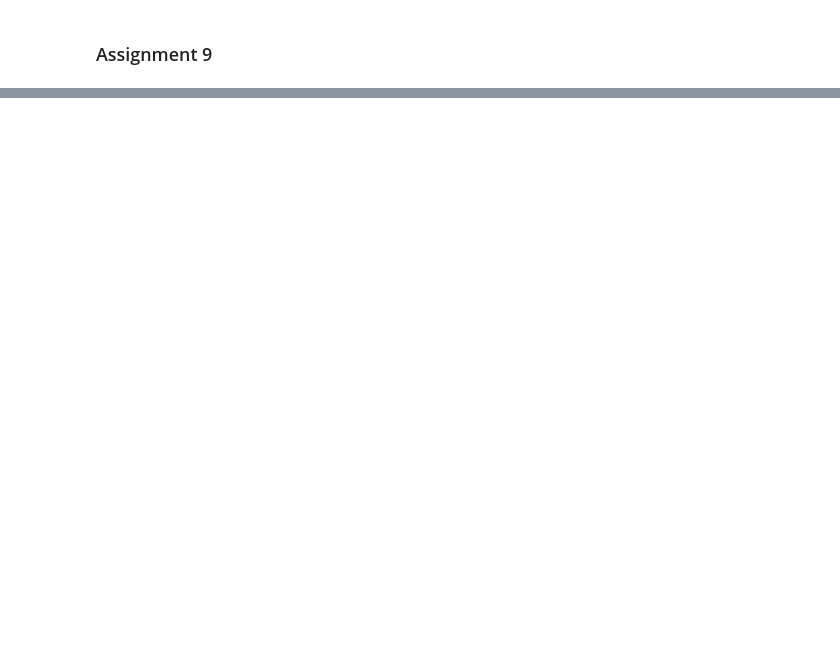
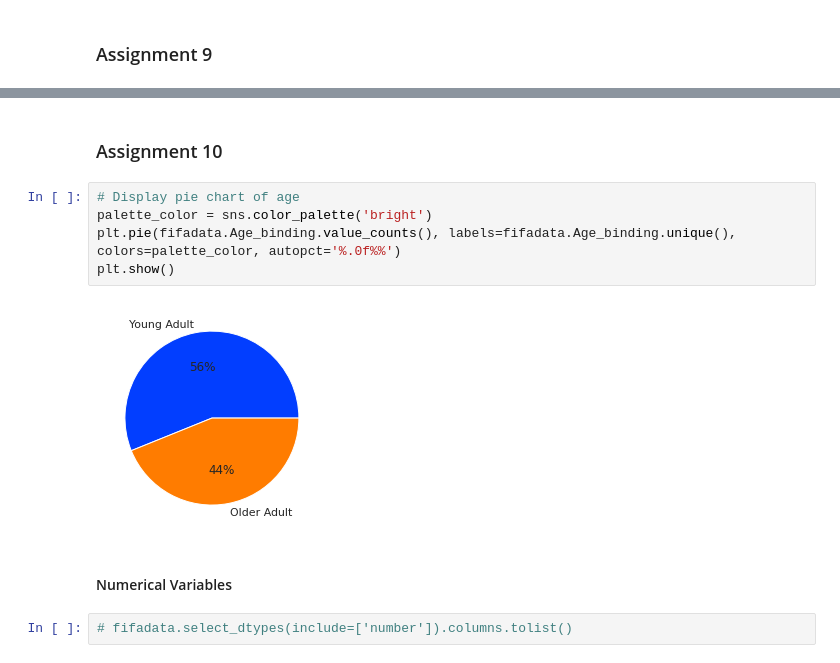
Before and after one commit to HamidBekamiri/EDA_GitHub, a Jupyter notebook: EDA_FIFA_2022.ipynb, the cells around one changed output, grey strips where cells are left out. Cells and saved outputs as stored; diff of their text form; blank space fills up the shorter version.

```diff
--- a/EDA_FIFA_2022.ipynb
+++ b/EDA_FIFA_2022.ipynb
@@ -1146,0 +1150,13 @@ plt.show()
+# %% [markdown]
+### Assignment 10
+# %%
+# Display pie chart of age
+palette_color = sns.color_palette('bright')
+plt.pie(fifadata.Age_binding.value_counts(), labels=fifadata.Age_binding.unique(), colors=palette_color, autopct='%.0f%%')
+plt.show()
+# %% [output]
+[figure, added]
+# %% [markdown]
+#### Numerical Variables
+# %%
+# fifadata.select_dtypes(include=['number']).columns.tolist()
```
Also changed, not shown: parts of 37 cells of this notebook.
